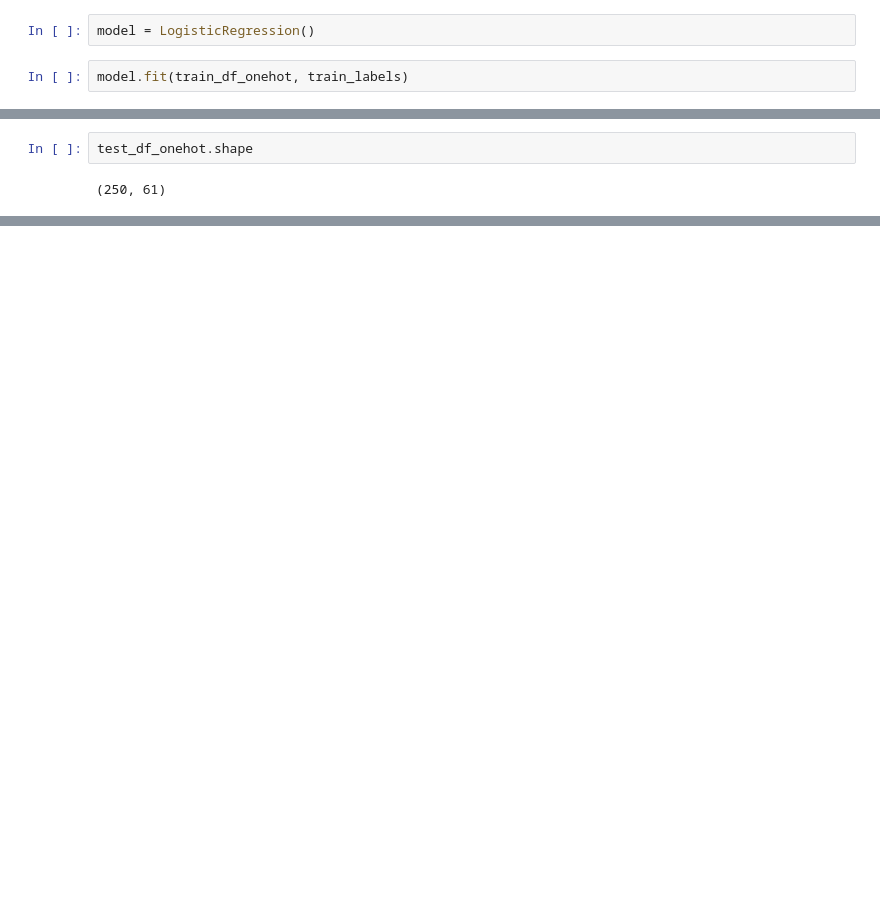
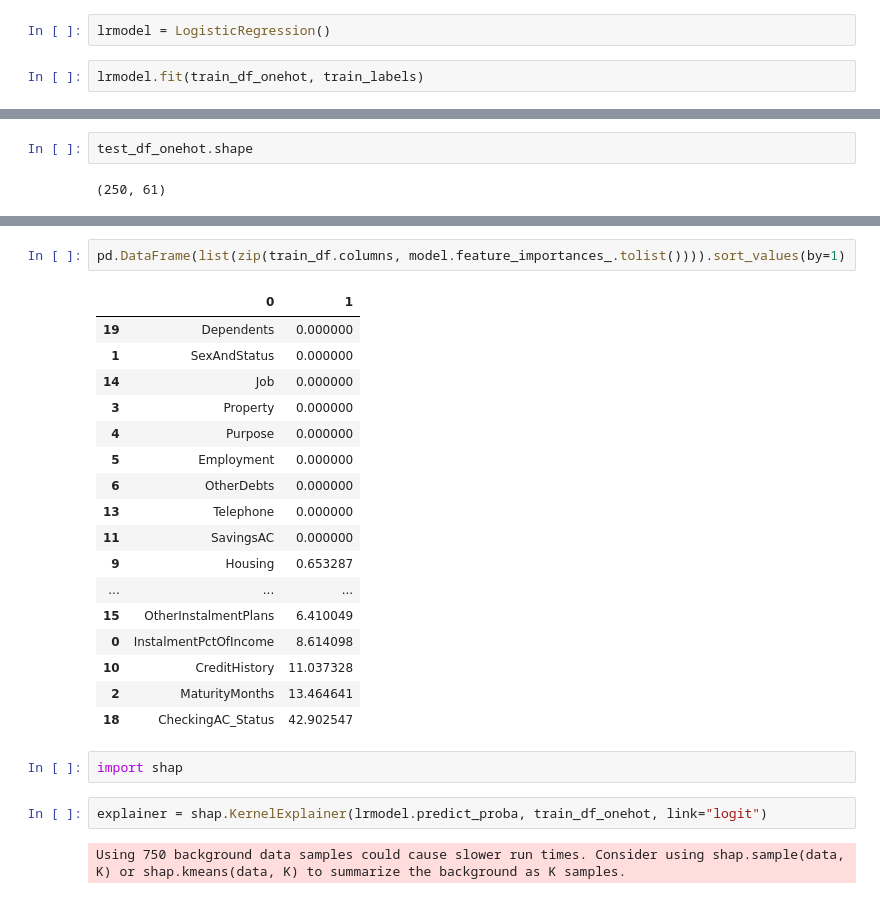
Before and after one commit to aws/amazon-sagemaker-clarify, a Jupyter notebook: examples/Bias_metrics_usage.ipynb, the cells around one changed output, grey strips where cells are left out. Cells and saved outputs as stored; diff of their text form; blank space fills up the shorter version.

```diff
--- a/examples/Bias_metrics_usage.ipynb
+++ b/examples/Bias_metrics_usage.ipynb
@@ -144,9 +147,9 @@ test_df_onehot.head()
 assert train_df_onehot.isnull().sum().sum()==0
 assert test_df_onehot.isnull().sum().sum()==0
 # %%
-model = LogisticRegression()
+lrmodel = LogisticRegression()
 # %%
-model.fit(train_df_onehot, train_labels)
+lrmodel.fit(train_df_onehot, train_labels)
 # %% [output]
 STOP: TOTAL NO. of ITERATIONS REACHED LIMIT.
 
@@ -204,0 +280,26 @@ test_df_onehot.shape
+# %%
+pd.DataFrame(list(zip(train_df.columns, model.feature_importances_.tolist()))).sort_values(by=1)
+# %% [output]
+|  | 0 | 1 |
+| 19 | Dependents | 0.000000 |
+| 1 | SexAndStatus | 0.000000 |
+| 14 | Job | 0.000000 |
+| 3 | Property | 0.000000 |
+| 4 | Purpose | 0.000000 |
+| 5 | Employment | 0.000000 |
+| 6 | OtherDebts | 0.000000 |
+| 13 | Telephone | 0.000000 |
+| 11 | SavingsAC | 0.000000 |
+| 9 | Housing | 0.653287 |
+| ... | ... | ... |
+| 15 | OtherInstalmentPlans | 6.410049 |
+| 0 | InstalmentPctOfIncome | 8.614098 |
+| 10 | CreditHistory | 11.037328 |
+| 2 | MaturityMonths | 13.464641 |
+| 18 | CheckingAC_Status | 42.902547 |
+# %%
+import shap
+# %%
+explainer = shap.KernelExplainer(lrmodel.predict_proba, train_df_onehot, link="logit")
+# %% [output]
+Using 750 background data samples could cause slower run times. Consider using shap.sample(data, K) or shap.kmeans(data, K) to summarize the background as K samples.
```
Also changed, not shown: parts of 35 cells of this notebook.
